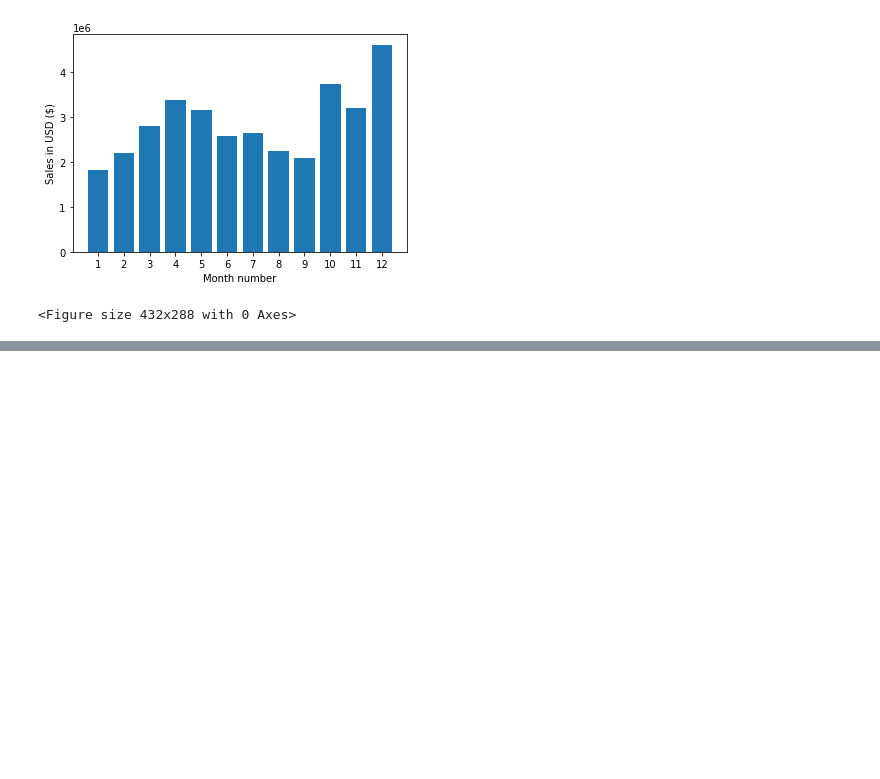
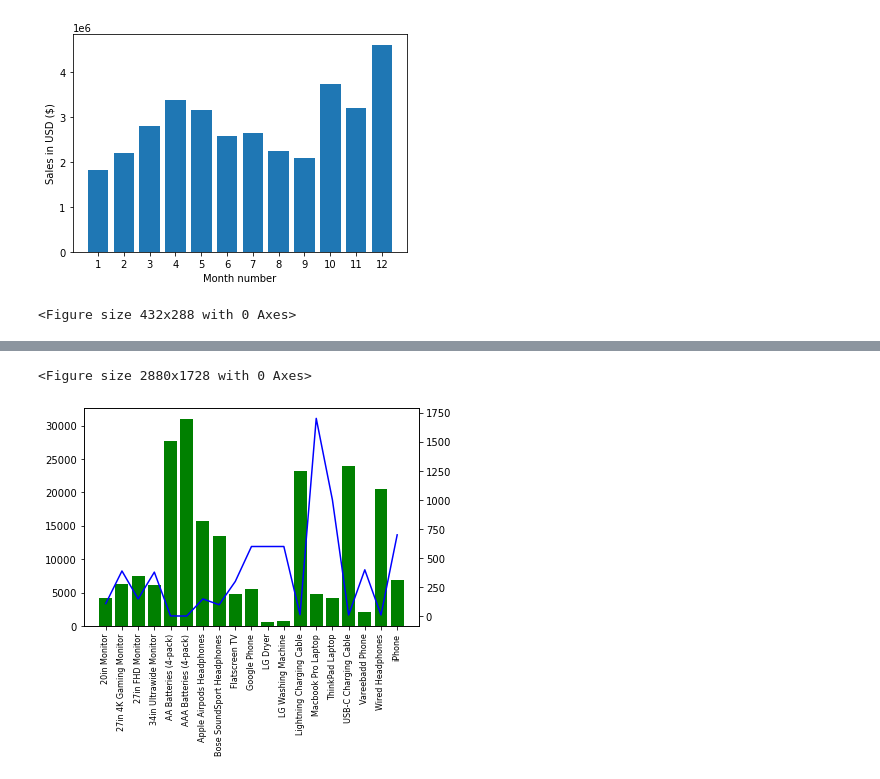
Before and after one commit to Data-Analysis-Projects-Udemy/Project-4-Sales-Data-Analysis, a Jupyter notebook: Sales_Analysis_Production.ipynb, the cells around one changed output, grey strips where cells are left out. Saved outputs shown, nothing was run; the diff lists cells and outputs as text; code cells hidden in the pictures; blank space fills up the shorter version.

```diff
--- a/Sales_Analysis_Production.ipynb
+++ b/Sales_Analysis_Production.ipynb
@@ -223,0 +336,15 @@ plt.savefig("./images/month.png")
+# %%
+products=all_data.groupby('Product')['Quantity Ordered'].sum().index
+quantity=all_data.groupby('Product')['Quantity Ordered'].sum()
+prices=all_data.groupby('Product')['Price Each'].mean()
+# %%
+plt.figure(figsize=(40,24))
+fig,ax1 = plt.subplots()
+ax2=ax1.twinx()
+ax1.bar(products, quantity, color='g')
+ax2.plot(products, prices, 'b-')
+ax1.set_xticklabels(products, rotation='vertical', size=8)
+plt.savefig("./images/prices.png")
+# %% [output]
+<Figure size 2880x1728 with 0 Axes>
+[figure, added]
```
Also changed, not shown: parts of 18 cells of this notebook, 12 other files.
